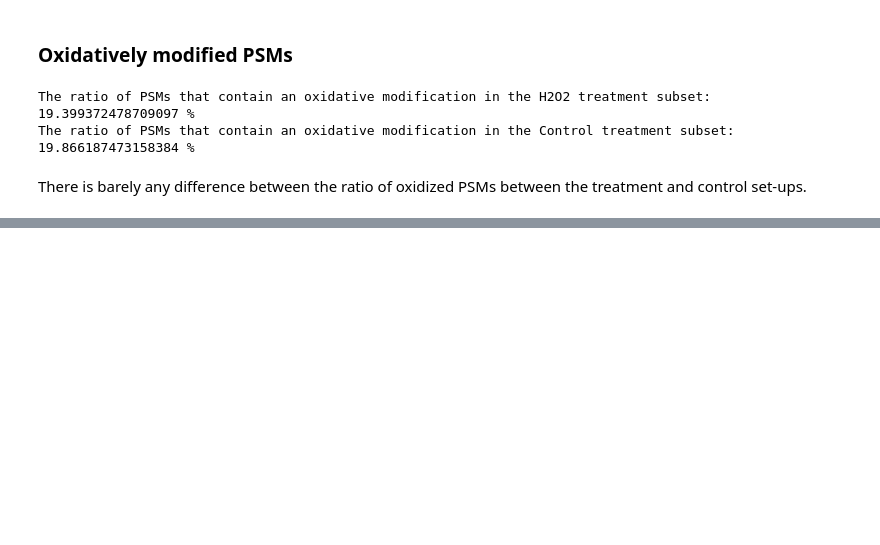
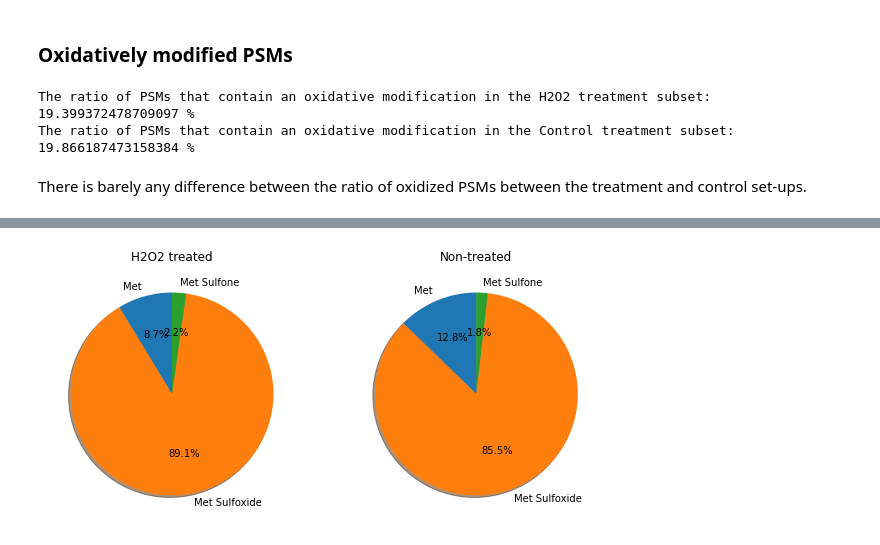
Before and after one commit to rodvrees/Master_Thesis, a Jupyter notebook: Project_analysis/PXD022545.ipynb, the cells around one changed output, grey strips where cells are left out. Cells and saved outputs as stored; diff of their text form; code cells hidden in the pictures; blank space fills up the shorter version.

```diff
--- a/Project_analysis/PXD022545.ipynb
+++ b/Project_analysis/PXD022545.ipynb
@@ -264,0 +366,44 @@ TypeError: 'set' object is not subscriptable
+# %%
+def methionine_overview(df, ax = None, **kwargs):
+    ax = ax or plt.gca()
+    filtered = df[df["matched_peptide"].str.contains("M")]
+    non_modified = 0
+    met_sulfoxide = 0
+    met_sulfone = 0
+    for index, row in filtered.iterrows():
+                peptidoform = row['Peptidoform_name']
+                modifications = row['Modification']
+                if modifications == None:
+                    non_modified += 1
+                elif type(modifications) == str:
+                    if modifications == "[35]oxidation[M]":
+                        met_sulfoxide += 1
+                    elif modifications == "[425]Dioxidation[M]":
+                        met_sulfone += 1
+                elif type(modifications) == list:
+                    for mod in modifications:
+                        if modifications == "[35]oxidation[M]":
+                            met_sulfoxide += 1
+                        elif modifications == "[425]Dioxidation[M]":
+                            met_sulfone += 1
+
+    labels = ["Met", "Met Sulfoxide", "Met Sulfone"]
+    sizes = [non_modified, met_sulfoxide, met_sulfone]
+    #ax.pie(sizes, labels=labels, autopct='%1.1f%%', shadow= True, startangle = 90)
+    # fig1, ax1 = plt.subplots()
+    # ax1.pie(sizes, labels=labels, autopct='%1.1f%%',
+    #         shadow=True, startangle=90)
+    # ax1.axis('equal')
+    # fig1.set_size_inches(8,8)
+    # plt.title("Methionine containing peptides", y = 1.08)
+    return ax.pie(sizes, labels=labels, autopct='%1.1f%%', shadow= True, startangle = 90)
+# %%
+fig, (ax1, ax2) = plt.subplots(1, 2)
+methionine_overview(H2O2rep, ax1)
+methionine_overview(Controlrep, ax2)
+plt.title("Methionine containing peptides")
+ax1.set_title("H2O2 treated")
+ax2.set_title("Non-treated")
+plt.show()
+# %% [output]
+[figure, added]
```
Also changed, not shown: parts of 26 cells of this notebook, 8 other files.
